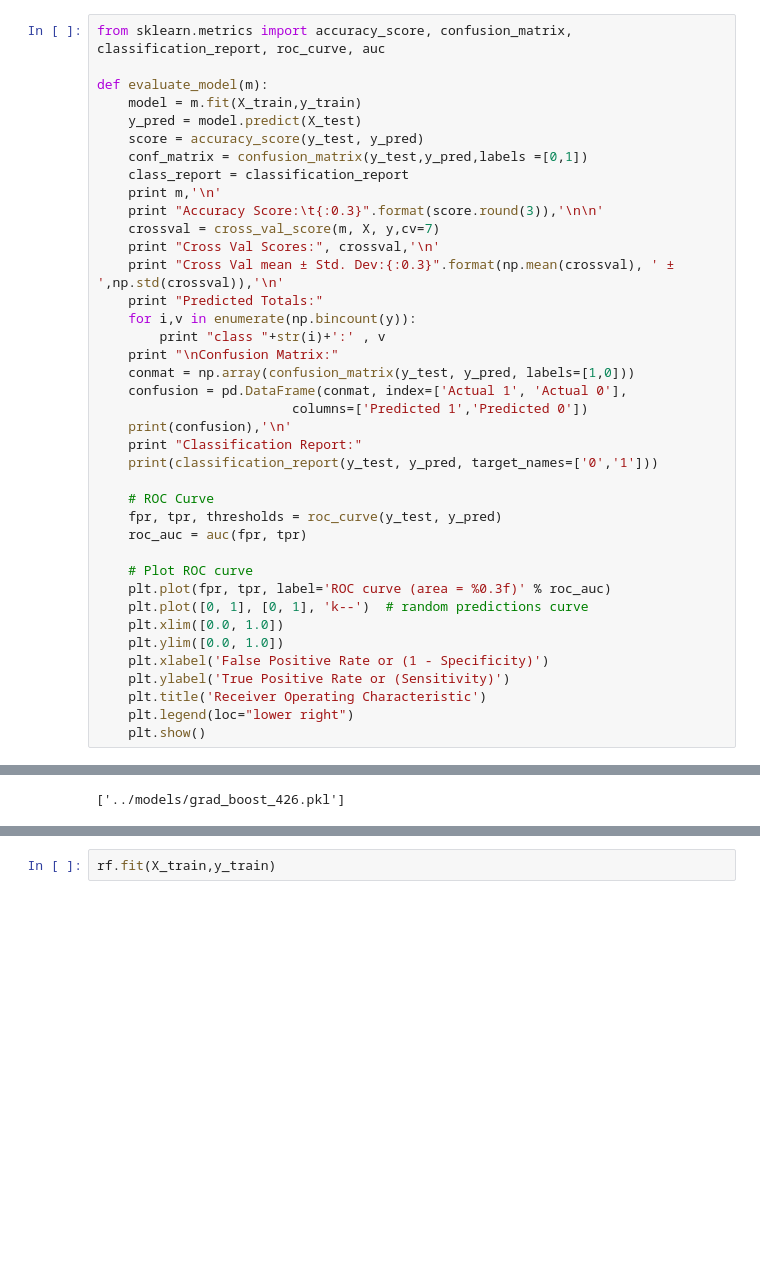
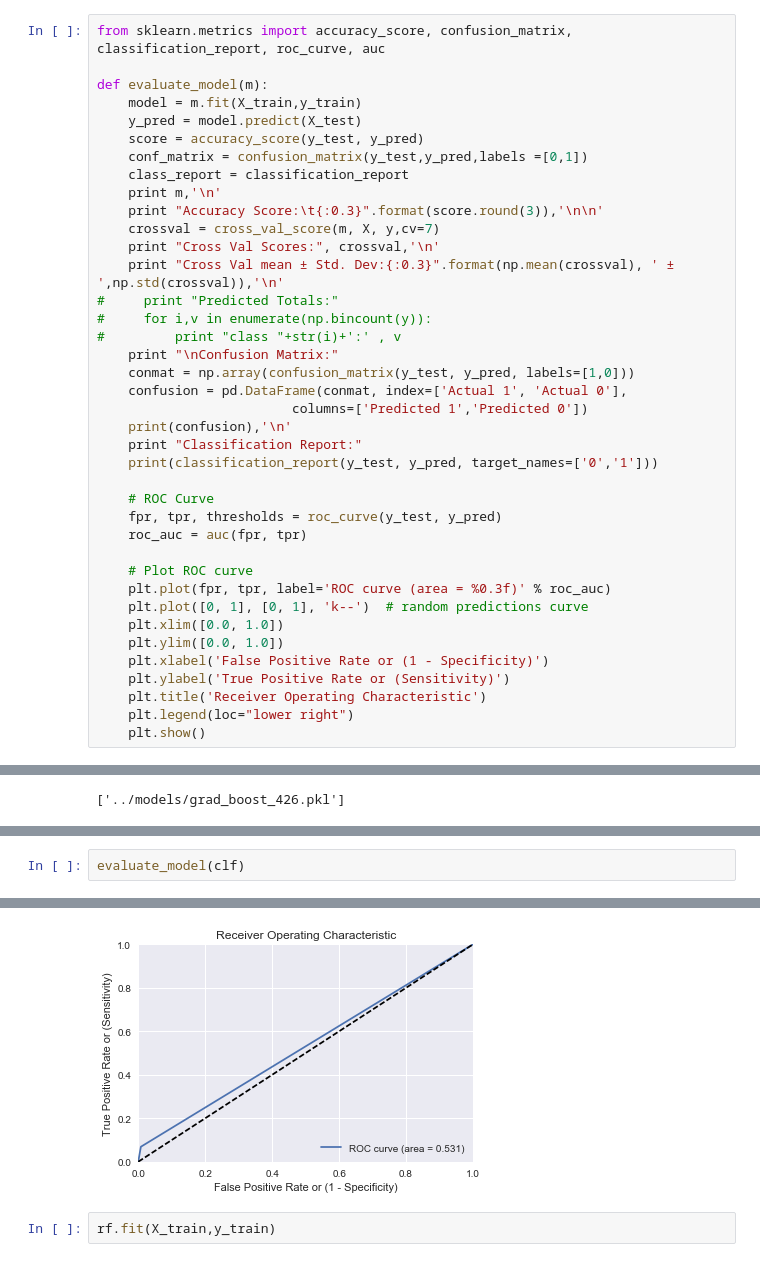
Before and after one commit to austinbrian/skeeter_patrol, a Jupyter notebook: code/BDA-modeling-2.ipynb, the cells around one changed output, grey strips where cells are left out. Saved outputs shown, nothing was run; the diff lists cells and outputs as text; blank space fills up the shorter version.

Commit message:
heartbreaking model discovery

```diff
--- a/code/BDA-modeling-2.ipynb
+++ b/code/BDA-modeling-2.ipynb
@@ -69,9 +74,9 @@ def evaluate_model(m):
     crossval = cross_val_score(m, X, y,cv=7)
     print "Cross Val Scores:", crossval,'\n'
     print "Cross Val mean ± Std. Dev:{:0.3}".format(np.mean(crossval), ' ± ',np.std(crossval)),'\n'
-    print "Predicted Totals:"
-    for i,v in enumerate(np.bincount(y)):
-        print "class "+str(i)+':' , v
+#     print "Predicted Totals:"
+#     for i,v in enumerate(np.bincount(y)):
+#         print "class "+str(i)+':' , v
     print "\nConfusion Matrix:"
     conmat = np.array(confusion_matrix(y_test, y_pred, labels=[1,0]))
     confusion = pd.DataFrame(conmat, index=['Actual 1', 'Actual 0'],
@@ -231,0 +317,3 @@ joblib.dump(clf,'../models/grad_boost_426.pkl')
+# %%
+evaluate_model(clf)
+# %% [output]
@@ -232,3 +337,4 @@ joblib.dump(clf,'../models/grad_boost_426.pkl')
+[figure, added]
 # %%
 rf.fit(X_train,y_train)
 # %% [output]
```
Also changed, not shown: parts of 15 cells of this notebook, 1 other file.
